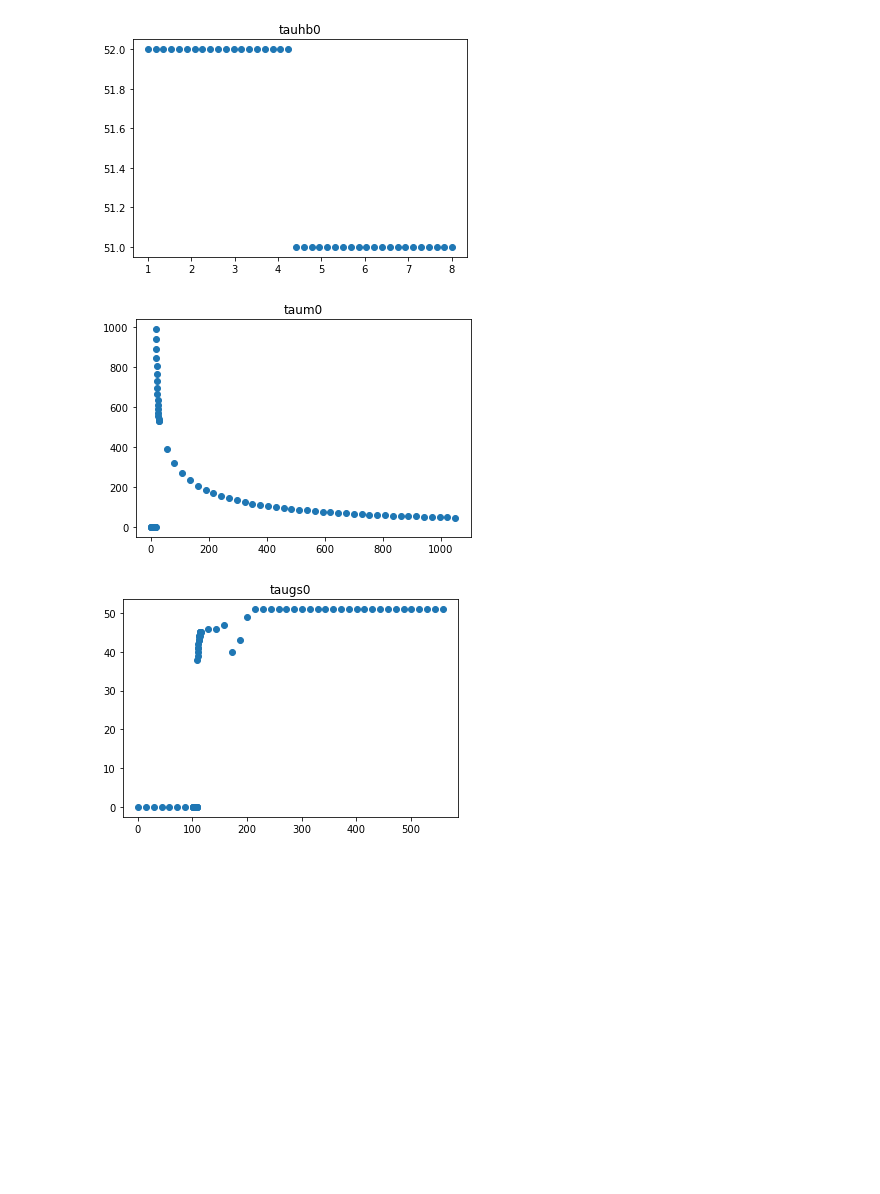
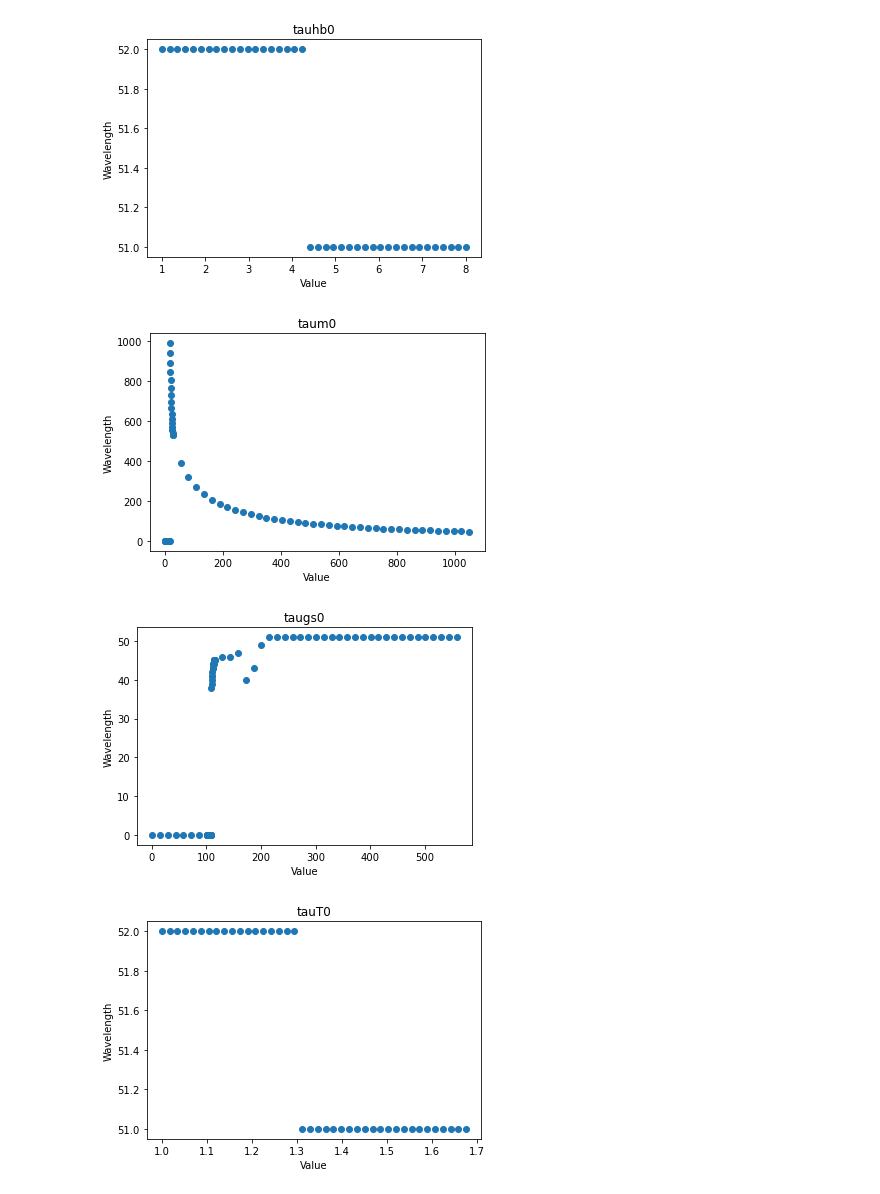
Before and after one commit to ly49nkallo/Research2023, a Jupyter notebook: Research2/make_plots.ipynb, the cells around one changed output. Saved outputs shown, nothing was run; the diff lists cells and outputs as text; code cells hidden in the pictures; blank space fills up the shorter version.

```diff
--- a/Research2/make_plots.ipynb
+++ b/Research2/make_plots.ipynb
@@ -46,16 +46,19 @@ if not os.path.exists(FIGFILE):
 # %%
 d = extract_points(lines)
 i = 0
 for p in d:
     i += 1
-    if i > 3: continue
+    # if i > 3: continue
     xs = [z[0] for z in d[p]]
     ys = [z[1] for z in d[p]]
-    plt.figure()
+    fig = plt.figure()
     plt.scatter(xs, ys)
     plt.title(p)
-    plt.show()
+    plt.ylabel("Wavelength")
+    plt.xlabel("Value")
+    plt.savefig(f"./figures/{p}_plot.png")
 # %% [output]
-[figure, old version]
+[figure, new version]
-[figure, old version]
+[figure, new version]
-[figure, old version]
+[figure, new version]
+[figure, added]
```
Also changed, not shown: parts of 1 cell of this notebook, 1 other file.
